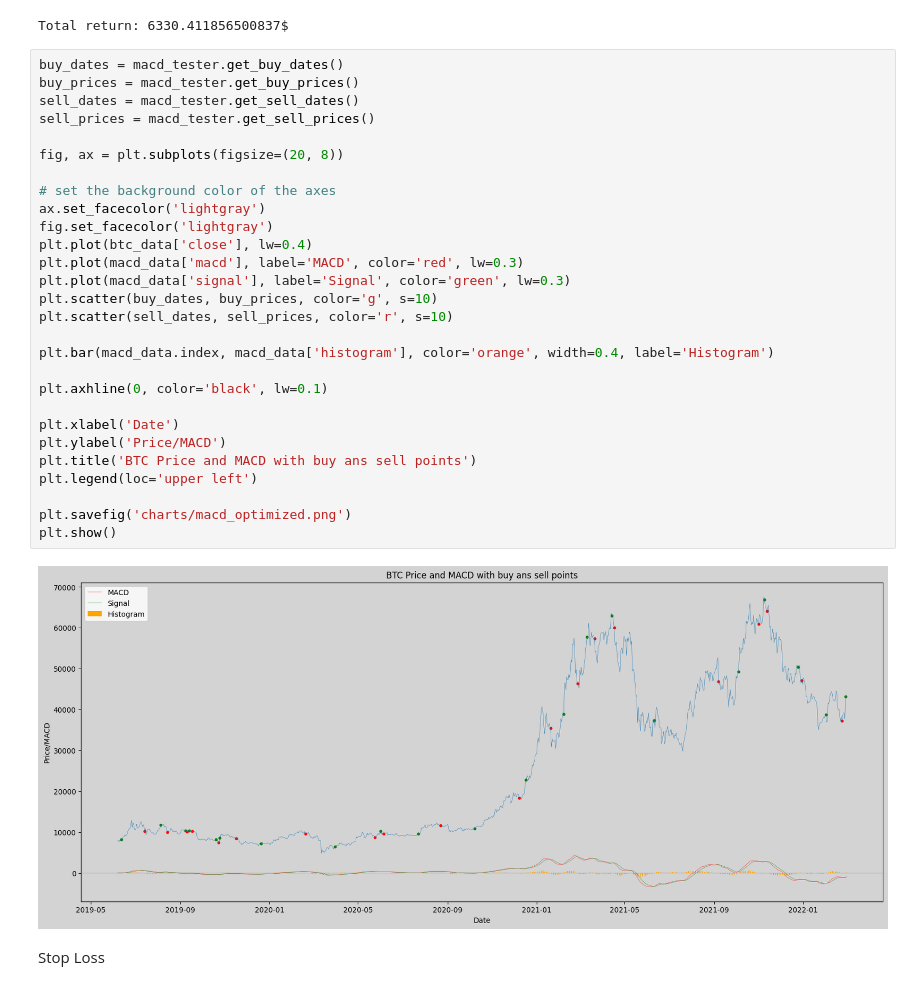
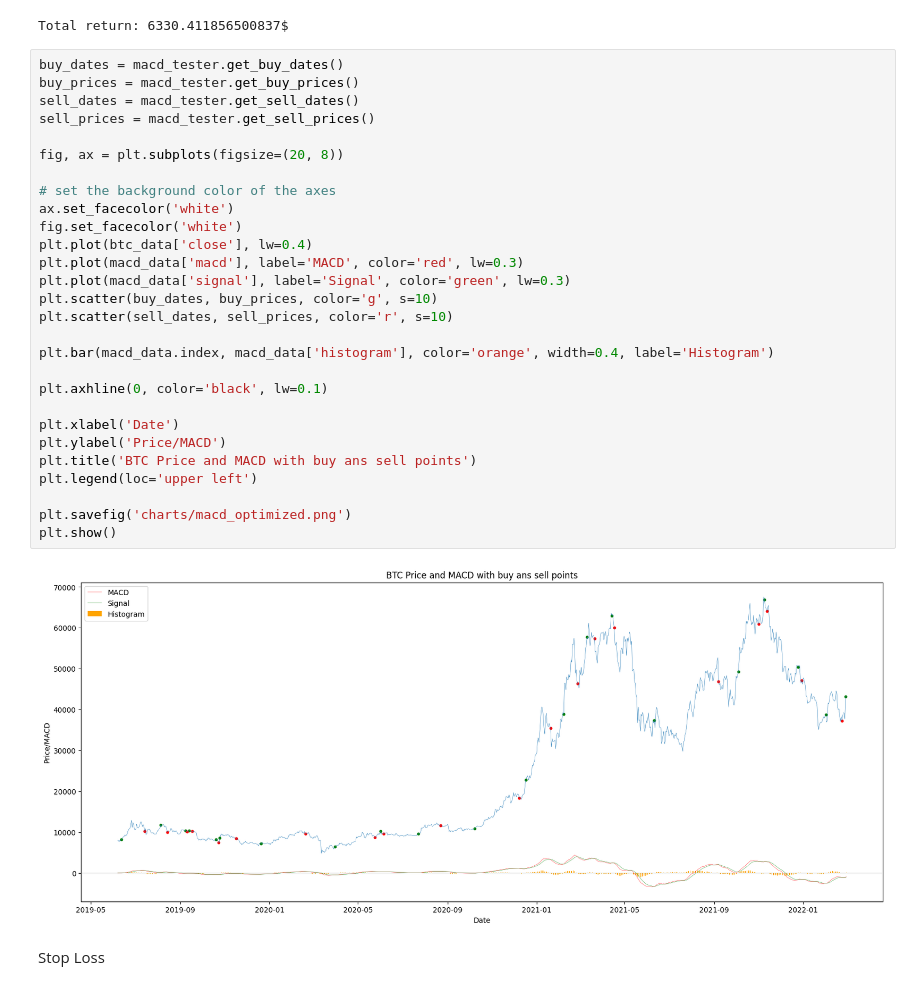
Before and after one commit to timschopinski/macd-analysis, a Jupyter notebook: main.ipynb, the cells around one changed output. Drawn from its saved outputs; the diff is of its cells as text.

```diff
--- a/main.ipynb
+++ b/main.ipynb
@@ -260,33 +260,33 @@ Total return: 6330.411856500837$
 # %%
 buy_dates = macd_tester.get_buy_dates()
 buy_prices = macd_tester.get_buy_prices()
 sell_dates = macd_tester.get_sell_dates()
 sell_prices = macd_tester.get_sell_prices()
 
 fig, ax = plt.subplots(figsize=(20, 8))
 
 # set the background color of the axes
-ax.set_facecolor('lightgray')
-fig.set_facecolor('lightgray')
+ax.set_facecolor('white')
+fig.set_facecolor('white')
 plt.plot(btc_data['close'], lw=0.4)
 plt.plot(macd_data['macd'], label='MACD', color='red', lw=0.3)
 plt.plot(macd_data['signal'], label='Signal', color='green', lw=0.3)
 plt.scatter(buy_dates, buy_prices, color='g', s=10)
 plt.scatter(sell_dates, sell_prices, color='r', s=10)
 
 plt.bar(macd_data.index, macd_data['histogram'], color='orange', width=0.4, label='Histogram')
 
 plt.axhline(0, color='black', lw=0.1)
 
 plt.xlabel('Date')
 plt.ylabel('Price/MACD')
 plt.title('BTC Price and MACD with buy ans sell points')
 plt.legend(loc='upper left')
 
 plt.savefig('charts/macd_optimized.png')
 plt.show()
 # %% [output]
-[figure, old version]
+[figure, new version]
 # %% [markdown]
 Stop Loss
 # %%
```
Also changed, not shown: parts of 5 cells of this notebook, 2 other files.
